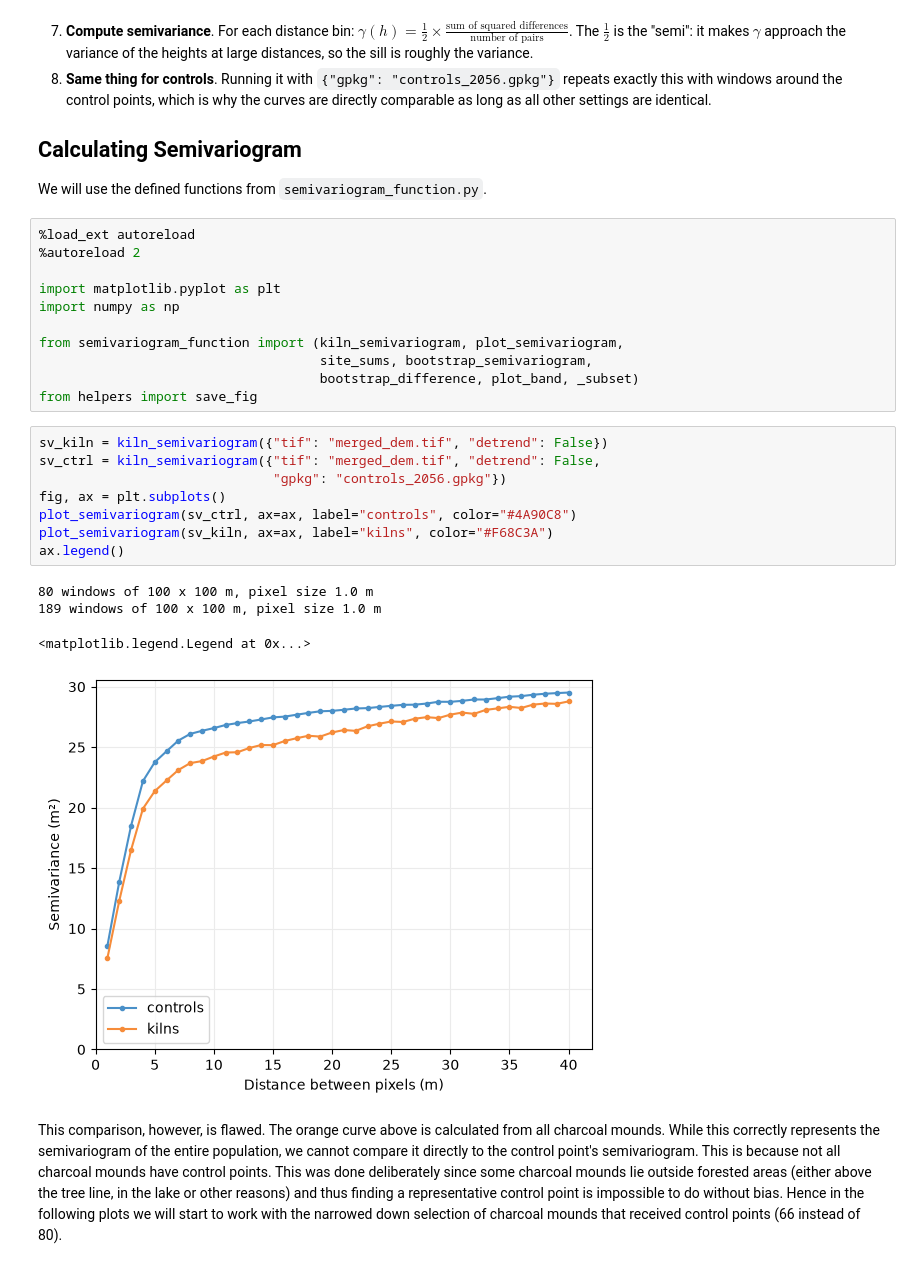
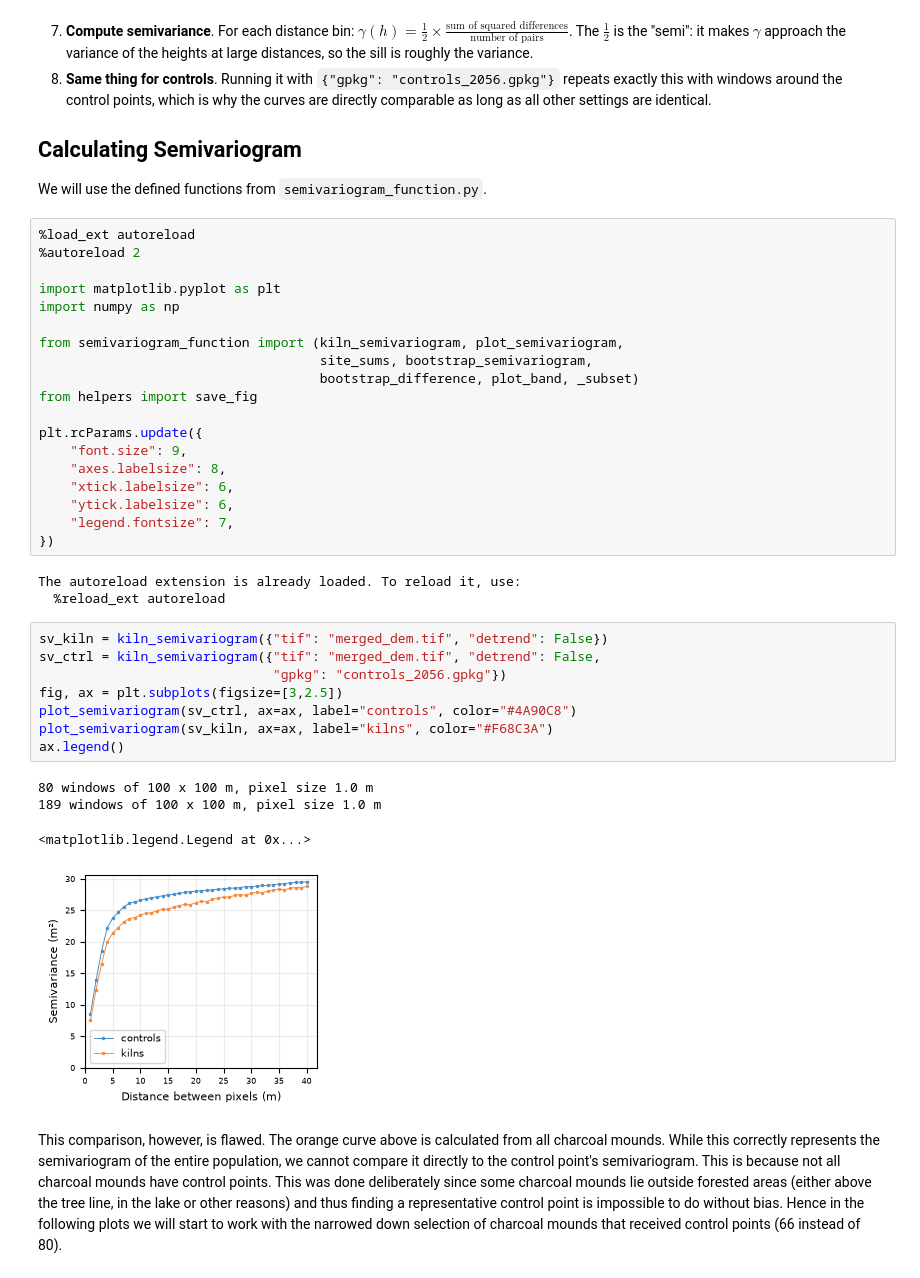
Before and after one commit to fabianott/GEO-715-Project, a Jupyter notebook: new testfolder/Semivariograms.ipynb, the cells around one changed output. Drawn from its saved outputs; the diff is of its cells as text.

```diff
--- a/new testfolder/Semivariograms.ipynb
+++ b/new testfolder/Semivariograms.ipynb
@@ -36,19 +36,30 @@ from semivariogram_function import (kiln_semivariogram, plot_semivariogram,
                                     site_sums, bootstrap_semivariogram,
                                     bootstrap_difference, plot_band, _subset)
 from helpers import save_fig
+
+plt.rcParams.update({
+    "font.size": 9,
+    "axes.labelsize": 8,
+    "xtick.labelsize": 6,
+    "ytick.labelsize": 6,
+    "legend.fontsize": 7,
+})
+# %% [output]
+The autoreload extension is already loaded. To reload it, use:
+  %reload_ext autoreload
 # %%
 sv_kiln = kiln_semivariogram({"tif": "merged_dem.tif", "detrend": False})
 sv_ctrl = kiln_semivariogram({"tif": "merged_dem.tif", "detrend": False,
                               "gpkg": "controls_2056.gpkg"})
-fig, ax = plt.subplots()
+fig, ax = plt.subplots(figsize=[3,2.5])
 plot_semivariogram(sv_ctrl, ax=ax, label="controls", color="#4A90C8")
 plot_semivariogram(sv_kiln, ax=ax, label="kilns", color="#F68C3A")
 ax.legend()
 # %% [output]
 80 windows of 100 x 100 m, pixel size 1.0 m
 189 windows of 100 x 100 m, pixel size 1.0 m
 <matplotlib.legend.Legend at 0x...>
-[figure, old version]
+[figure, new version]
 # %% [markdown]
 This comparison, however, is flawed. The orange curve above is calculated from all charcoal mounds. While this correctly represents the semivariogram of the entire population, we cannot compare it directly to the control point's semivariogram. This is because not all charcoal mounds have control points. This was done deliberately since some charcoal mounds lie outside forested areas (either above the tree line, in the lake or other reasons) and thus finding a representative control point is impossible to do without bias. Hence in the following plots we will start to work with the narrowed down selection of charcoal mounds that received control points (66 instead of 80).
 # %% [markdown]
```
Also changed, not shown: parts of 1 cell of this notebook.
